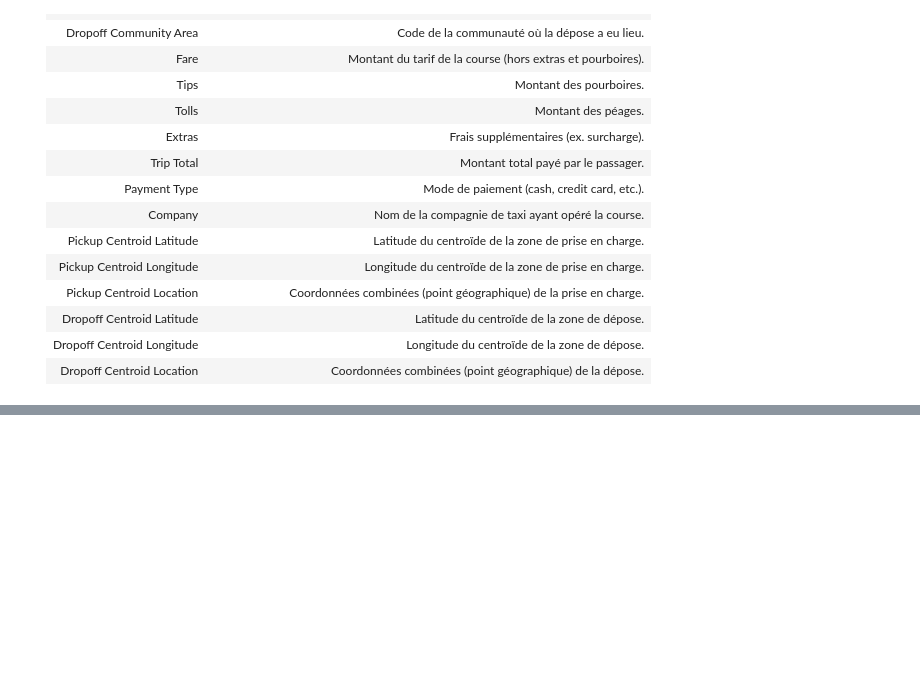
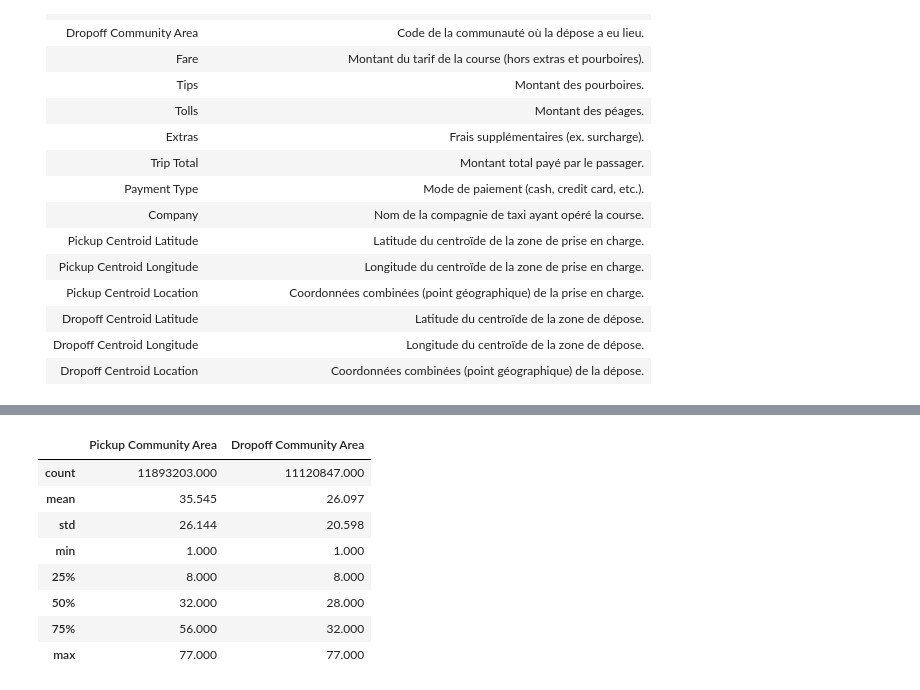
Before and after one commit to jbcheze/Predicting_Airline_Ticket_Prices, a Jupyter notebook: notebook/JB_Taxi.ipynb, the cells around one changed output, grey strips where cells are left out. Saved outputs shown, nothing was run; the diff lists cells and outputs as text; code cells hidden in the pictures; blank space fills up the shorter version.

```diff
--- a/notebook/JB_Taxi.ipynb
+++ b/notebook/JB_Taxi.ipynb
@@ -69,0 +220,13 @@ memory usage: 2.1+ GB
+# %%
+geo_cols = ["Pickup Community Area", "Dropoff Community Area"]
+
+for col in geo_cols:
+    print(f"Nettoyage de {col}...")
+    df[col] = (
+        df[col]
+        .astype(str)
+        .str.replace(",", "", regex=False)
+        .str.strip()
+        .replace("", pd.NA)
+    )
+    df[col] = pd.to_numeric(df[col], errors="coerce").astype("float64")
@@ -69,0 +236,13 @@ memory usage: 2.1+ GB
+# %%
+geo_cols = ["Pickup Community Area", "Dropoff Community Area"]
+
+for col in geo_cols:
+    print(f"Nettoyage de {col}...")
+    df[col] = (
+        df[col]
+        .astype(str)
+        .str.replace(",", "", regex=False)
+        .str.strip()
+        .replace("", pd.NA)
+    )
+    df[col] = pd.to_numeric(df[col], errors="coerce").astype("float64")
@@ -69,0 +285,12 @@ memory usage: 2.1+ GB
+# %%
+df[geo_cols].describe()
+# %% [output]
+|  | Pickup Community Area | Dropoff Community Area |
+| count | 11893203.000 | 11120847.000 |
+| mean | 35.545 | 26.097 |
+| std | 26.144 | 20.598 |
+| min | 1.000 | 1.000 |
+| 25% | 8.000 | 8.000 |
+| 50% | 32.000 | 28.000 |
+| 75% | 56.000 | 32.000 |
+| max | 77.000 | 77.000 |
```
Also changed, not shown: parts of 43 cells of this notebook.
